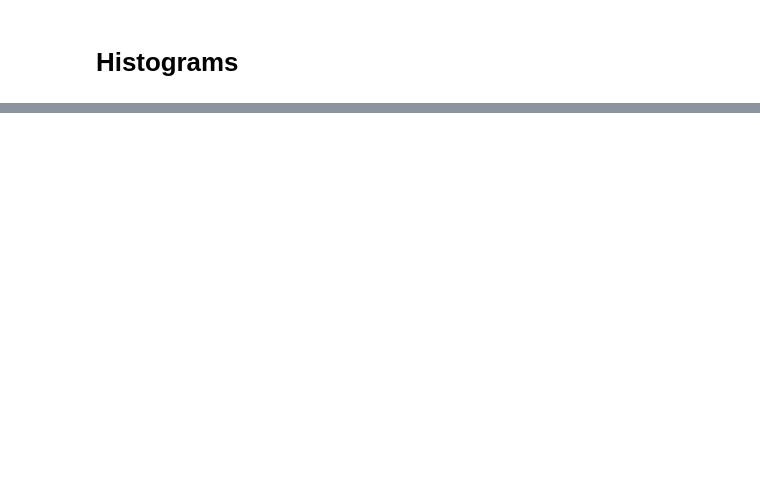
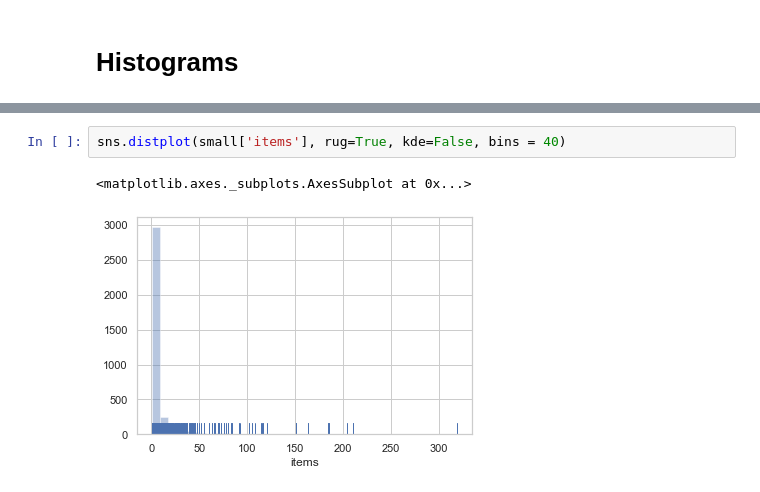
Before and after one commit to Imyyy/ML_Prescribing, a Jupyter notebook: EDA_Jupyter.ipynb, the cells around one changed output, grey strips where cells are left out. Cells and saved outputs as stored; diff of their text form; blank space fills up the shorter version.

```diff
--- a/EDA_Jupyter.ipynb
+++ b/EDA_Jupyter.ipynb
@@ -71,0 +97,5 @@ SyntaxError: invalid character in identifier (<ipython-input-38-8c84fab229ac>, l
+# %%
+sns.distplot(small['items'], rug=True, kde=False, bins = 40)
+# %% [output]
+<matplotlib.axes._subplots.AxesSubplot at 0x...>
+[figure, added]
```
Also changed, not shown: parts of 22 cells of this notebook.
